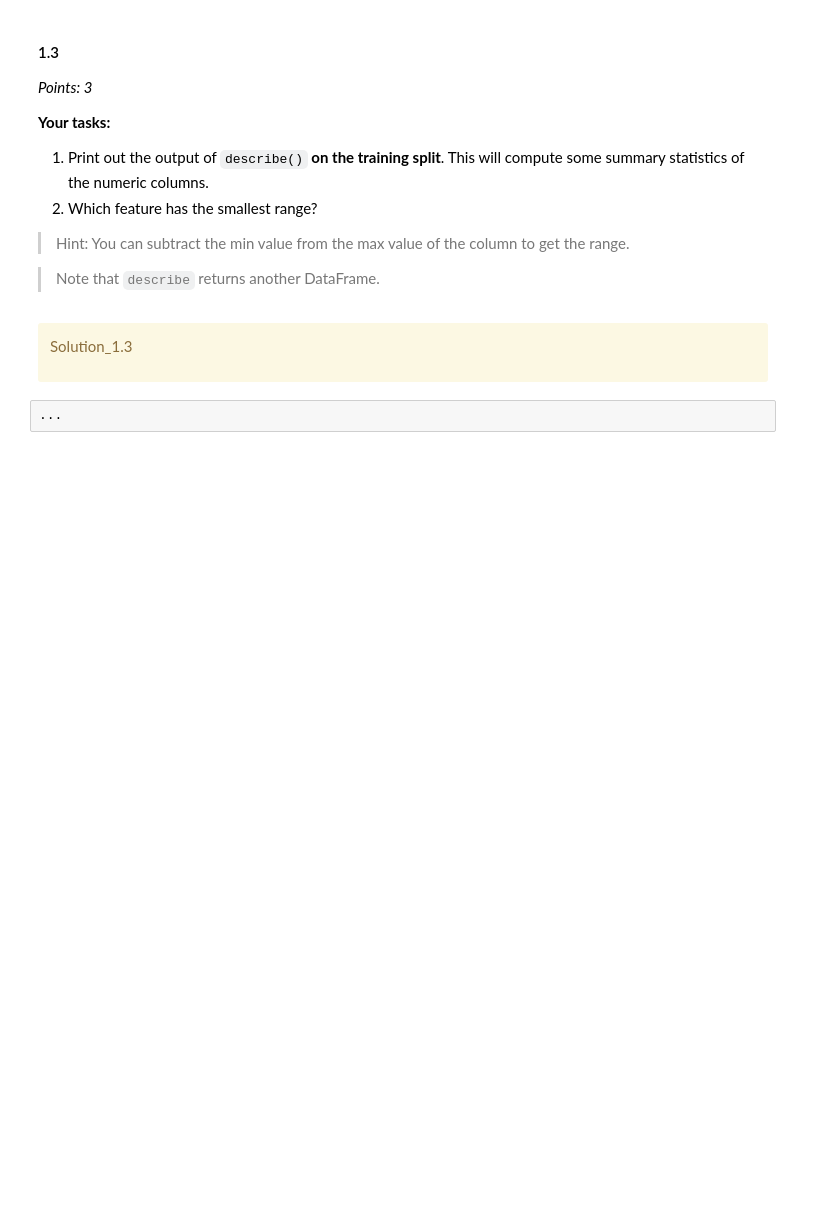
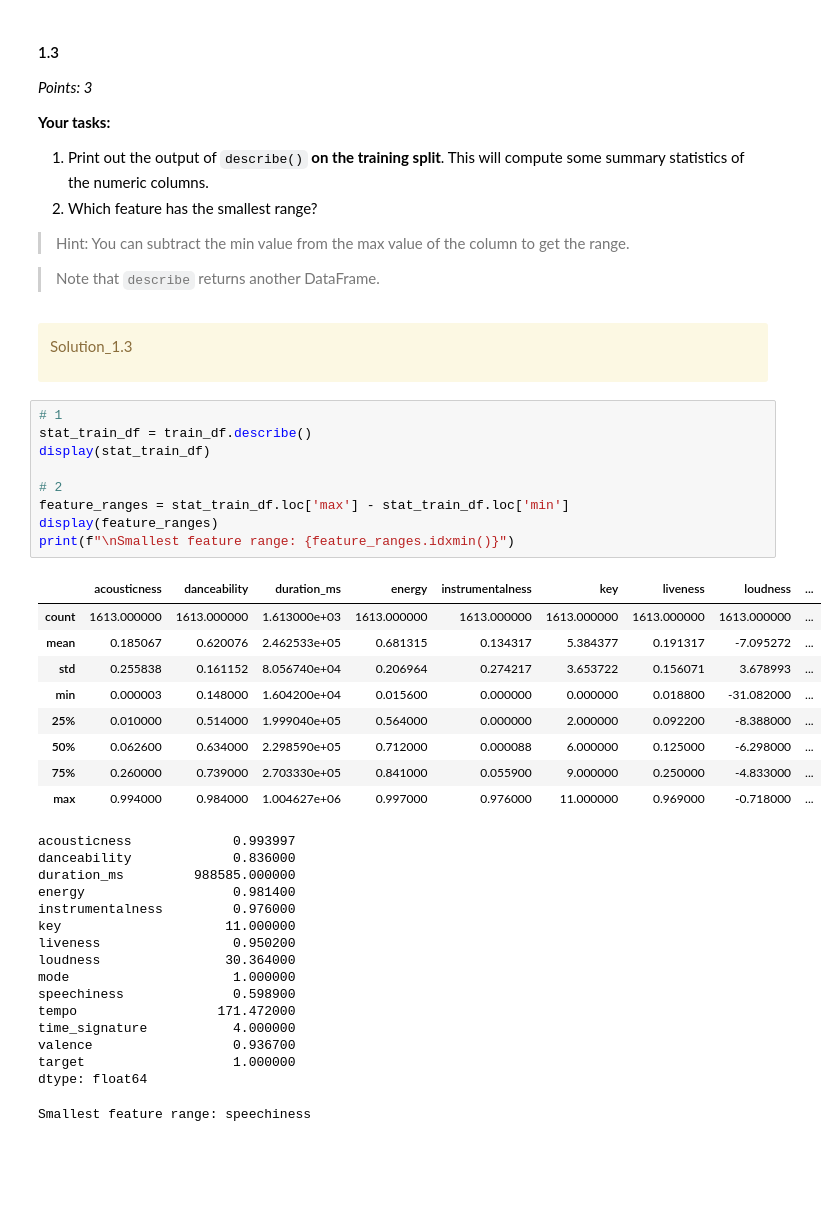
Before and after one commit to Kyaw-Min-Ooo/cpsc330-2024s, a Jupyter notebook: hw/hw2/hw2.ipynb, the cells around one changed output. Saved outputs shown, nothing was run; the diff lists cells and outputs as text; blank space fills up the shorter version.

```diff
--- a/hw/hw2/hw2.ipynb
+++ b/hw/hw2/hw2.ipynb
@@ -108,8 +123,41 @@ _Points: 3_
 Solution_1.3
 
 </div>
-# %%
-...
+# %%
+# 1
+stat_train_df = train_df.describe()
+display(stat_train_df)
+
+# 2
+feature_ranges = stat_train_df.loc['max'] - stat_train_df.loc['min']
+display(feature_ranges)
+print(f"\nSmallest feature range: {feature_ranges.idxmin()}")
+# %% [output]
+|  | acousticness | danceability | duration_ms | energy | instrumentalness | key | liveness | loudness | ... |
+| count | 1613.000000 | 1613.000000 | 1.613000e+03 | 1613.000000 | 1613.000000 | 1613.000000 | 1613.000000 | 1613.000000 | ... |
+| mean | 0.185067 | 0.620076 | 2.462533e+05 | 0.681315 | 0.134317 | 5.384377 | 0.191317 | -7.095272 | ... |
+| std | 0.255838 | 0.161152 | 8.056740e+04 | 0.206964 | 0.274217 | 3.653722 | 0.156071 | 3.678993 | ... |
+| min | 0.000003 | 0.148000 | 1.604200e+04 | 0.015600 | 0.000000 | 0.000000 | 0.018800 | -31.082000 | ... |
+| 25% | 0.010000 | 0.514000 | 1.999040e+05 | 0.564000 | 0.000000 | 2.000000 | 0.092200 | -8.388000 | ... |
+| 50% | 0.062600 | 0.634000 | 2.298590e+05 | 0.712000 | 0.000088 | 6.000000 | 0.125000 | -6.298000 | ... |
+| 75% | 0.260000 | 0.739000 | 2.703330e+05 | 0.841000 | 0.055900 | 9.000000 | 0.250000 | -4.833000 | ... |
+| max | 0.994000 | 0.984000 | 1.004627e+06 | 0.997000 | 0.976000 | 11.000000 | 0.969000 | -0.718000 | ... |
+acousticness             0.993997
+danceability             0.836000
+duration_ms         988585.000000
+energy                   0.981400
+instrumentalness         0.976000
+key                     11.000000
+liveness                 0.950200
+loudness                30.364000
+mode                     1.000000
+speechiness              0.598900
+tempo                  171.472000
+time_signature           4.000000
+valence                  0.936700
+target                   1.000000
+dtype: float64
+Smallest feature range: speechiness
 # %% [markdown]
 <br><br>
 # %% [markdown]
```
Also changed, not shown: parts of 34 cells of this notebook.
